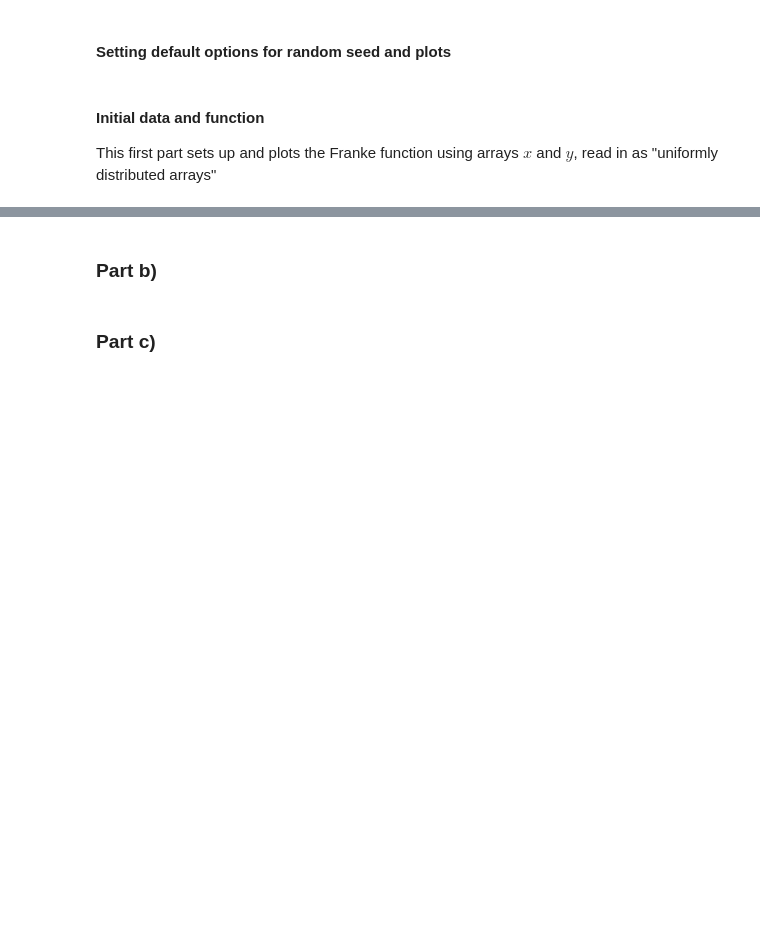
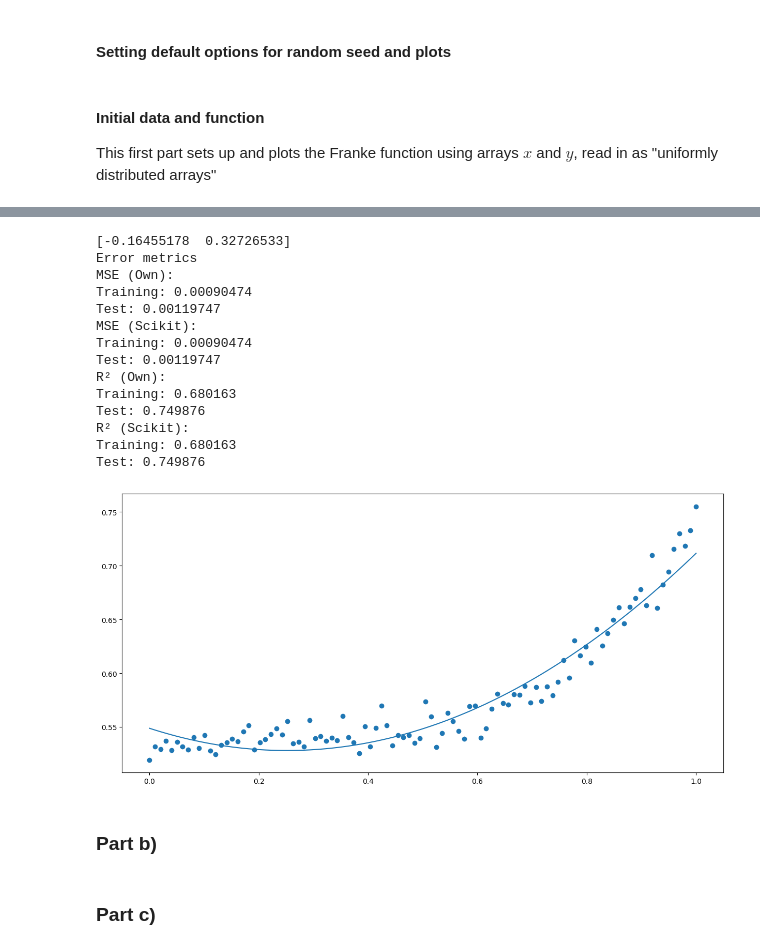
Before and after one commit to andersthorstadboe/project-1-fys-stk4155-lin-regression, a Jupyter notebook: project-1.ipynb, the cells around one changed output, grey strips where cells are left out. Drawn from its saved outputs; the diff is of its cells as text; code cells hidden in the pictures; blank space fills up the shorter version.

```diff
--- a/project-1.ipynb
+++ b/project-1.ipynb
@@ -55,3 +64,31 @@ f1 = ax.plot_surface(xx,yy,Z,cmap='bwr')
+# %%
+X = poly_model_1d(x,2)
+y_p_train, y_p_test, betas = OLS(y_data=y,X=X,split=True,scaling=True)
+
+y_p = betas[0]
+for i in range(0,len(betas[1])):
+    y_p += betas[1][i]*x**[i+1]
+
+fig,ax = plt.subplots(1,1)
+ax.scatter(x,y)
+ax.plot(x,y_p)
+plt.show()
+# %% [output]
+[-0.16455178  0.32726533]
+Error metrics
+MSE (Own):
+Training: 0.00090474
+Test: 0.00119747
+MSE (Scikit):
+Training: 0.00090474
+Test: 0.00119747
+R² (Own):
+Training: 0.680163
+Test: 0.749876
+R² (Scikit):
+Training: 0.680163
+Test: 0.749876
+[figure, added]
 # %% [markdown]
 ### Part b)
 # %% [markdown]
```
Also changed, not shown: parts of 5 cells of this notebook, 2 other files.
